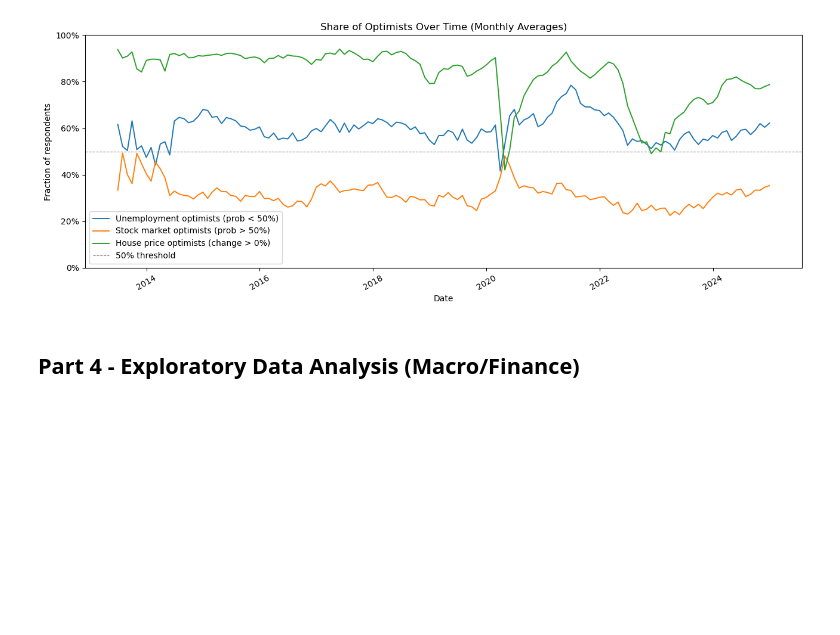
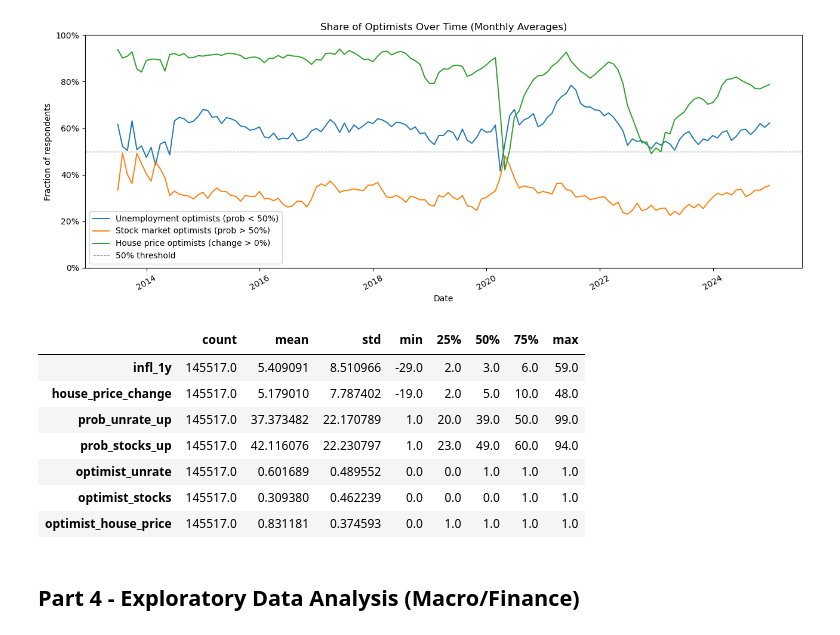
Before and after one commit to MHS17-NHH/FIE463-V26, a Jupyter notebook: data/solution.ipynb, the cells around one changed output. Cells and saved outputs as stored; diff of their text form; code cells hidden in the pictures; blank space fills up the shorter version.

```diff
--- a/data/solution.ipynb
+++ b/data/solution.ipynb
@@ -117,7 +121,7 @@ Step 3 — Dropped 4,167 observations from 2025
 # %%
 # Step 4 - Drop observations with missing values in the analysis columns
 n_before = len(sce)
-sce = sce.dropna(subset=ANALYSIS_COLS)
+sce = sce.dropna(subset=ANALYSIS_COLS).copy()
 print(f"Step 4 — Dropped {n_before - len(sce):,} observations with missing values")
 # %% [output]
 Step 4 — Dropped 16,966 observations with missing values
@@ -134,6 +138,9 @@ for col in COLS_EXPECTATIONS:
     print(f"  {col}: P1={p1:.2f}, P99={p99:.2f} → dropped {n_before - len(sce):,} obs")
     obs_dropped_outliers += n_before - len(sce)
 
+# Reset index
+sce = sce.reset_index(drop=True)
+
 print('-' * 60)
 print(f"Step 5 — Dropped a total of {obs_dropped_outliers:,} observations as outliers")
 # %% [output]
@@ -390,6 +397,20 @@ ax.tick_params(axis='x', rotation=30)
 _ = plt.tight_layout()
 # %% [output]
 [figure]
+# %%
+# Descriptive statistics for expectation variables
+desc_stats = sce_data[COLS_EXPECTATIONS + OPTIMISM_COLS].describe().T
+
+display(desc_stats)
+# %% [output]
+|  | count | mean | std | min | 25% | 50% | 75% | max |
+| infl_1y | 145517.0 | 5.409091 | 8.510966 | -29.0 | 2.0 | 3.0 | 6.0 | 59.0 |
+| house_price_change | 145517.0 | 5.179010 | 7.787402 | -19.0 | 2.0 | 5.0 | 10.0 | 48.0 |
+| prob_unrate_up | 145517.0 | 37.373482 | 22.170789 | 1.0 | 20.0 | 39.0 | 50.0 | 99.0 |
+| prob_stocks_up | 145517.0 | 42.116076 | 22.230797 | 1.0 | 23.0 | 49.0 | 60.0 | 94.0 |
+| optimist_unrate | 145517.0 | 0.601689 | 0.489552 | 0.0 | 0.0 | 1.0 | 1.0 | 1.0 |
+| optimist_stocks | 145517.0 | 0.309380 | 0.462239 | 0.0 | 0.0 | 0.0 | 1.0 | 1.0 |
+| optimist_house_price | 145517.0 | 0.831181 | 0.374593 | 0.0 | 1.0 | 1.0 | 1.0 | 1.0 |
 # %% [markdown]
 ## Part 4 - Exploratory Data Analysis (Macro/Finance)
 # %%
```
Also changed, not shown: parts of 6 cells of this notebook.
